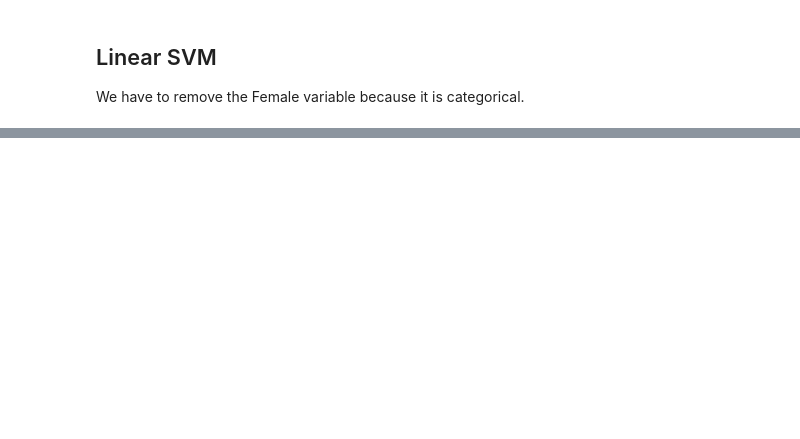
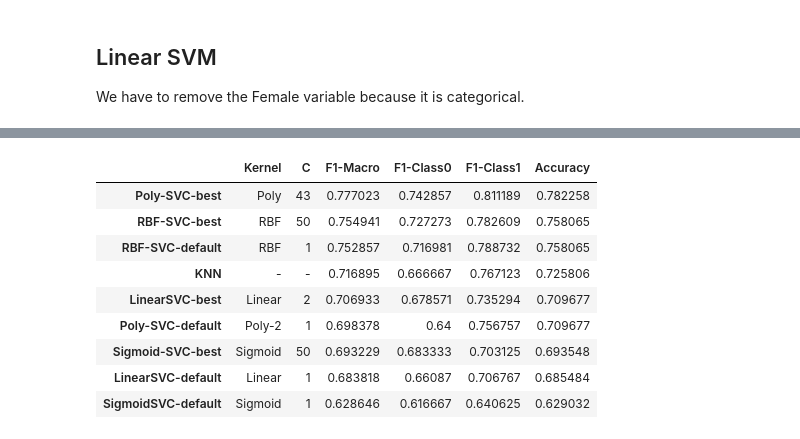
Before and after one commit to SrChen6/AA1-Competition, a Jupyter notebook: SVM_Resampling.ipynb, the cells around one changed output, grey strips where cells are left out. Saved outputs shown, nothing was run; the diff lists cells and outputs as text; code cells hidden in the pictures; blank space fills up the shorter version.

```diff
--- a/SVM_Resampling.ipynb
+++ b/SVM_Resampling.ipynb
@@ -69,0 +175,8 @@ X_val = X_val.drop(columns = ["Female"])
+# %%
+svs = SVC(kernel = 'sigmoid')
+
+svs.fit(X_train,y_train)
+y_pred = svs.predict(X_val)
+results.loc['SigmoidSVC-default', :] = ['Sigmoid', 1]+ compute_metrics(y_pred,y_val)
+
+results.sort_values(by='F1-Macro', ascending=False)
@@ -69,0 +191,12 @@ X_val = X_val.drop(columns = ["Female"])
+# %%
+cv_results_sigmoid = pd.DataFrame(columns=['Kernel', 'C', 'F1-Macro', 'F1-Class0', 'F1-Class1', 'Accuracy'])
+
+Cs = range(1, 51)
+for c in Cs:
+    svs = SVC(kernel = 'sigmoid', C = c)
+    svs.fit(X_train, y_train)
+    y_pred = svs.predict(X_val)
+    cv_results_sigmoid.loc['Sigmoid-SVC-{}'.format(c), :] = ['Sigmoid', c] + compute_metrics(y_pred, y_val)
+
+best = cv_results_sigmoid.sort_values(by = 'F1-Macro',ascending=False).iloc[0,:]
+results.loc['Sigmoid-SVC-best',:] = best
@@ -69,0 +241,14 @@ X_val = X_val.drop(columns = ["Female"])
+# %%
+cv_results_poly = pd.DataFrame(columns = ['Kernel', 'C', 'Degree', 'F1-Macro', 'F1-Class0', 'F1-Class1', 'Accuracy'])
+
+Cs = range(1, 51)
+degrees = [2, 3, 4, 5]
+for c in Cs:
+    for degree in degrees:
+        svs = SVC(kernel = 'poly', C = c, degree = degree)
+        svs.fit(X_train, y_train)
+        y_pred = svs.predict(X_val)
+        cv_results_poly.loc['Poly-SVC-{}-{}'.format(c, degree), :] = ['Poly', c, degree] + compute_metrics(y_pred, y_val)
+
+best = cv_results_poly.sort_values(by = 'F1-Macro', ascending = False).iloc[0,:]
+results.loc['Poly-SVC-best', :] = best
@@ -69,0 +264,13 @@ X_val = X_val.drop(columns = ["Female"])
+# %%
+results.sort_values(by = 'F1-Macro', ascending = False)
+# %% [output]
+|  | Kernel | C | F1-Macro | F1-Class0 | F1-Class1 | Accuracy |
+| Poly-SVC-best | Poly | 43 | 0.777023 | 0.742857 | 0.811189 | 0.782258 |
+| RBF-SVC-best | RBF | 50 | 0.754941 | 0.727273 | 0.782609 | 0.758065 |
+| RBF-SVC-default | RBF | 1 | 0.752857 | 0.716981 | 0.788732 | 0.758065 |
+| KNN | - | - | 0.716895 | 0.666667 | 0.767123 | 0.725806 |
+| LinearSVC-best | Linear | 2 | 0.706933 | 0.678571 | 0.735294 | 0.709677 |
+| Poly-SVC-default | Poly-2 | 1 | 0.698378 | 0.64 | 0.756757 | 0.709677 |
+| Sigmoid-SVC-best | Sigmoid | 50 | 0.693229 | 0.683333 | 0.703125 | 0.693548 |
+| LinearSVC-default | Linear | 1 | 0.683818 | 0.66087 | 0.706767 | 0.685484 |
+| SigmoidSVC-default | Sigmoid | 1 | 0.628646 | 0.616667 | 0.640625 | 0.629032 |
```
Also changed, not shown: parts of 43 cells of this notebook, 7 other files.
